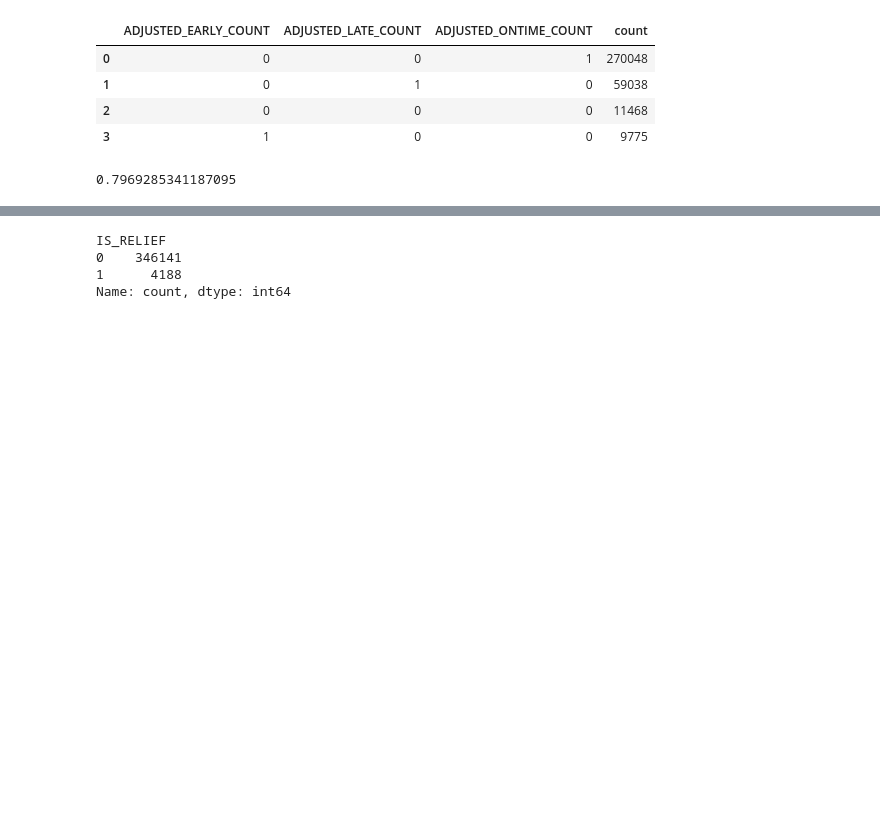
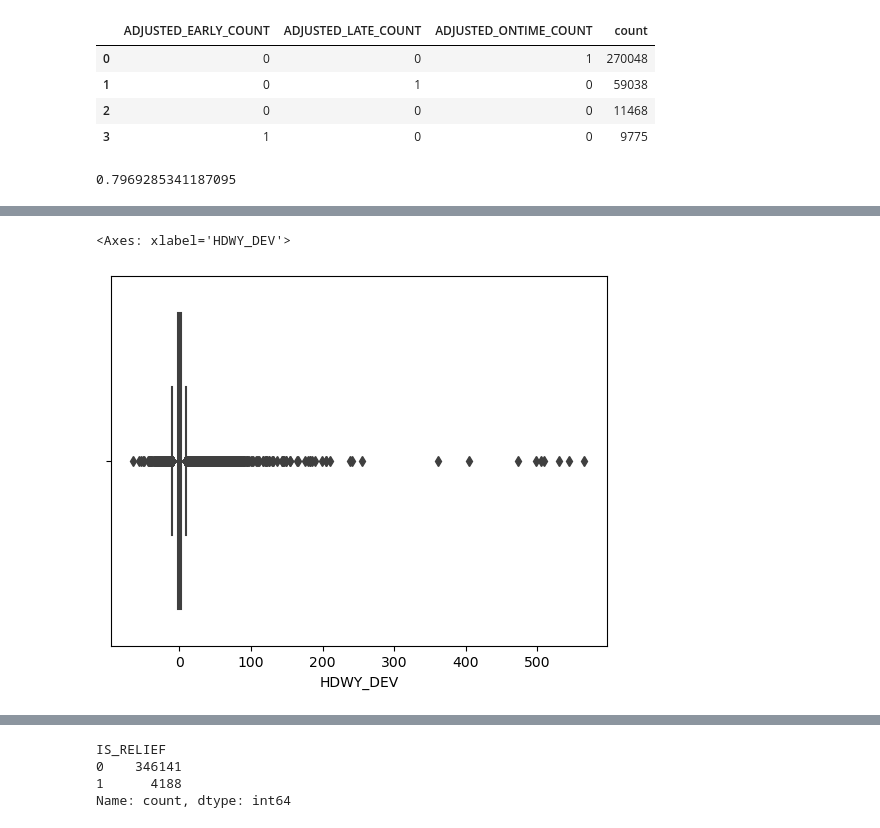
Before and after one commit to NSS-Data-Analytics-Cohort-11/wego-boomers, a Jupyter notebook: notebooks/Wego_boomers.ipynb, the cells around one changed output, grey strips where cells are left out. Cells and saved outputs as stored; diff of their text form; code cells hidden in the pictures; blank space fills up the shorter version.

```diff
--- a/notebooks/Wego_boomers.ipynb
+++ b/notebooks/Wego_boomers.ipynb
@@ -106,0 +91,5 @@ plt.xlim(-25, 25)
+# %%
+sns.boxplot(x='HDWY_DEV', data=wego)
+# %% [output]
+<Axes: xlabel='HDWY_DEV'>
+[figure, added]
```
Also changed, not shown: parts of 13 cells of this notebook.
